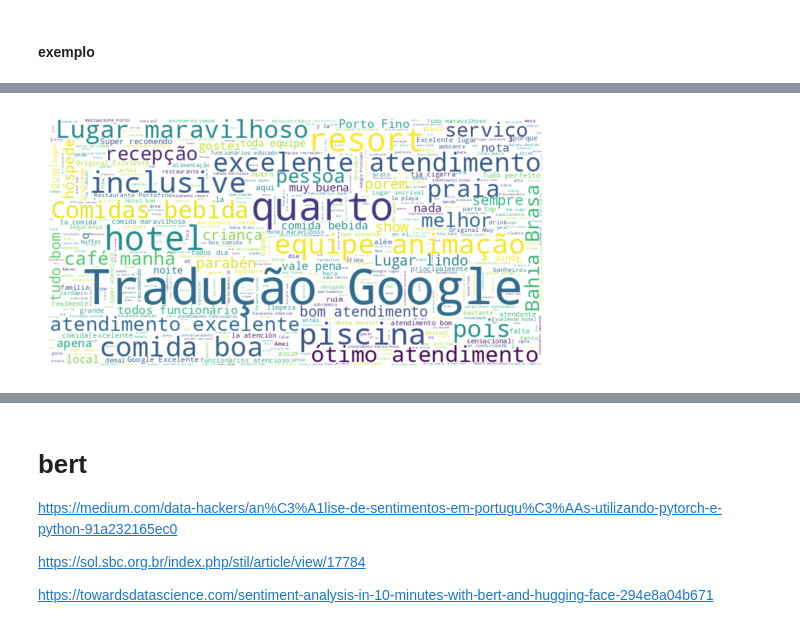
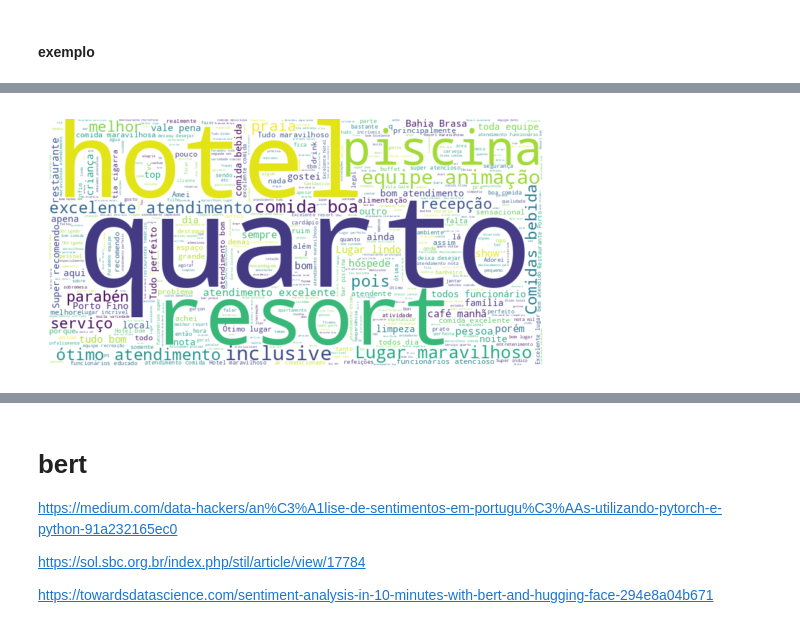
Before and after one commit to emerson-matos/tcc-notebooks, a Jupyter notebook: reviews/analise_exploratoria.ipynb, the cells around one changed output, grey strips where cells are left out. Cells and saved outputs as stored; diff of their text form; code cells hidden in the pictures.

```diff
--- a/reviews/analise_exploratoria.ipynb
+++ b/reviews/analise_exploratoria.ipynb
@@ -77,6 +85,0 @@ len(set(df['source']))
-# %%
-initial_count = df.shape[0]
-df = df[df['text'].notna()]
-df = df[df['text'].str.len() > 2] ## deveria filtrar por tamanho minimo de texto?
-filtered_count = df.shape[0]
-filtered_count
@@ -85,3 +86,7 @@ filtered_count
+# %%
+df['com_texto'] = df['text'].notna()
+df['analisar'] = (df['text'].str.len() > 2) & (~df['text'].str.contains('Tradução do Google', na=False))
+df['traduzido'] = df['text'].str.contains('Tradução do Google', na=False)
 # %% [markdown]
 #### quantidade total de reviews
 # %%
@@ -193 +208,10 @@ df['ano_avaliacao'].value_counts()
 Name: ano_avaliacao, dtype: int64
+# %%
+import unicodedata
+filtered_df = df[df['analisar']].copy()
+review_count = df[['source', 'rating', 'analisar']].groupby(['source', 'analisar']).size().reset_index(name='counts').sort_values('counts', ascending=False)
+
+hotels['source_normalized'] = hotels['source'].apply(lambda x: unicodedata.normalize('NFKD', x).encode('ASCII', 'ignore').decode('utf-8'))
+review_count['source_normalized'] = review_count['source'].apply(lambda x: unicodedata.normalize('NFKD', x).encode('ASCII', 'ignore').decode('utf-8'))
+
+hotels_metadados = pd.merge(hotels, review_count, on="source_normalized")[['name', 'stars', 'overall_rating', 'region', 'state', 'counts', 'analisar']]
@@ -208,15 +230,0 @@ df.head()
-# %%
-f, ax = plt.subplots(figsize=(10, 5))
-sns.set_theme(style="ticks")
-sns.despine(f)
-
-sns.countplot(
-    x="ano_avaliacao",
-    hue="rating",
-    data=df,
-    edgecolor=".3",
-    linewidth=.5,
-)
-ax.yaxis.set_major_formatter(mpl.ticker.ScalarFormatter())
-ax.autoscale()
-plt.show()
@@ -346,32 +386,32 @@ trad[['text']]
 # %%
 from wordcloud import WordCloud
 import matplotlib.pyplot as plt
 import string
 
 # Concatenar todos os textos em uma única string
-texto = ' '.join(df['text'].tolist())
+texto = ' '.join(filtered_df['text'].tolist())
 
 # Tokenização das palavras
 tokens = word_tokenize(texto)
 
 # Obtenha as stopwords em português
 stopwords_pt = set(stopwords.words('portuguese'))
 
 # Remova as stopwords do texto
 tokens_sem_pontuacao = [token.translate(str.maketrans('', '', string.punctuation)) for token in tokens]
 tokens_sem_stopwords = [token for token in tokens_sem_pontuacao if token.lower() not in stopwords_pt]
 # Junte as palavras novamente em um texto
 texto_sem_stopwords = ' '.join(tokens_sem_stopwords)
 
 # Criar um objeto WordCloud com as configurações desejadas
 wc = WordCloud(background_color='white', max_words=1000, width=800, height=400)
 
 # Gerar a nuvem de palavras
 nuvem = wc.generate(texto_sem_stopwords)
 
 # Exibir a nuvem de palavras
 plt.imshow(nuvem, interpolation='bilinear')
 plt.axis('off')
 plt.show()
 # %% [output]
-[figure, old version]
+[figure, new version]
```
Also changed, not shown: parts of 82 cells of this notebook.
